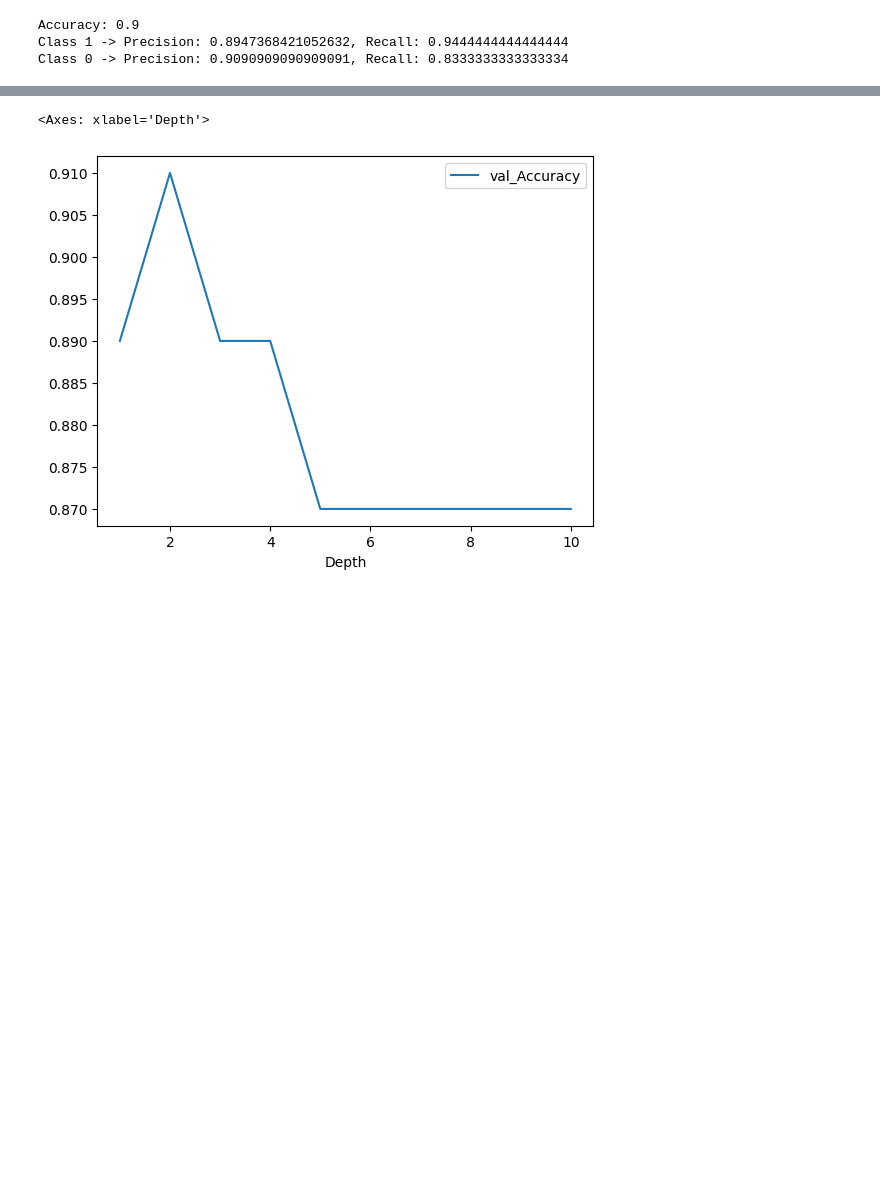
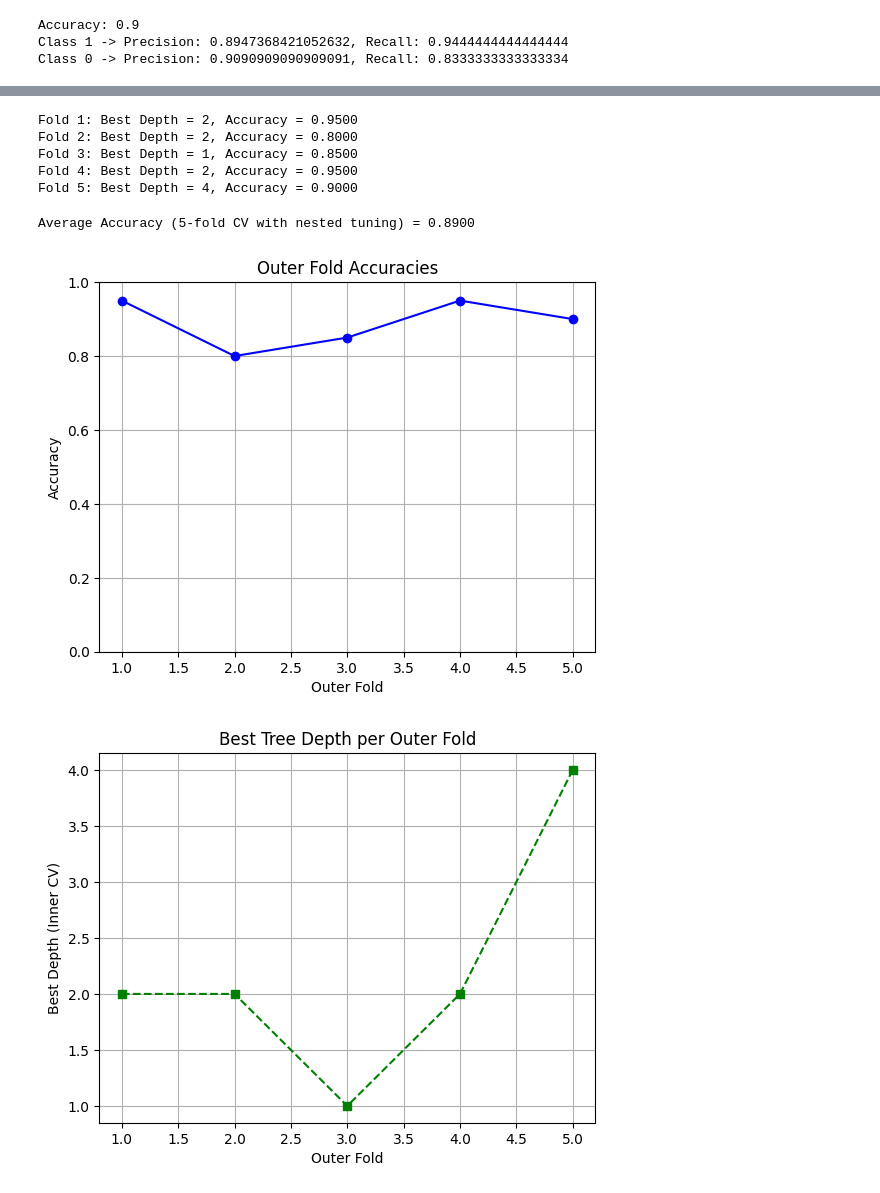
Before and after one commit to Akshat13shah/ML-Assignment-1, a Jupyter notebook: classification.ipynb, the cells around one changed output, grey strips where cells are left out. Saved outputs shown, nothing was run; the diff lists cells and outputs as text; code cells hidden in the pictures; blank space fills up the shorter version.

```diff
--- a/classification.ipynb
+++ b/classification.ipynb
@@ -107,5 +44,20 @@ accuracies
-# %%
-accuracies.groupby('Depth').mean().plot(y='val_Accuracy')
-# %% [output]
-<Axes: xlabel='Depth'>
-[figure, removed]
+# %%
+def k_fold_indices(n_samples, k=5, shuffle=True, random_state=42):
+    if shuffle:
+        np.random.seed(random_state)
+        indices = np.random.permutation(n_samples)
+    else:
+        indices = np.arange(n_samples)
+
+    fold_sizes = [n_samples // k] * k
+    for i in range(n_samples % k):
+        fold_sizes[i] += 1
+
+    current = 0
+    folds = []
+    for fold_size in fold_sizes:
+        folds.append(indices[current:current + fold_size])
+        current += fold_size
+    return folds
+
+folds = k_fold_indices(len(X), k=5)
@@ -111,0 +105,38 @@ accuracies.groupby('Depth').mean().plot(y='val_Accuracy')
+# %%
+for res in outer_results:
+    print(f"Fold {res['fold']}: Best Depth = {res['best_depth']}, Accuracy = {res['accuracy']:.4f}")
+# %% [output]
+Fold 1: Best Depth = 2, Accuracy = 0.9500
+Fold 2: Best Depth = 2, Accuracy = 0.8000
+Fold 3: Best Depth = 1, Accuracy = 0.8500
+Fold 4: Best Depth = 2, Accuracy = 0.9500
+Fold 5: Best Depth = 4, Accuracy = 0.9000
+# %%
+avg_acc = np.mean([res['accuracy'] for res in outer_results])
+print(f"\nAverage Accuracy (5-fold CV with nested tuning) = {avg_acc:.4f}")
+# %% [output]
+Average Accuracy (5-fold CV with nested tuning) = 0.8900
+# %%
+folds = [r["fold"] for r in outer_results]
+best_depths = [r["best_depth"] for r in outer_results]
+outer_acc = [r["accuracy"] for r in outer_results]
+
+# Outer fold accuracy plot
+plt.plot(folds, outer_acc, marker='o', linestyle='-', color='blue')
+plt.xlabel("Outer Fold")
+plt.ylabel("Accuracy")
+plt.title("Outer Fold Accuracies")
+plt.ylim(0, 1)
+plt.grid(True)
+plt.show()
+
+# Best depth per fold
+plt.plot(folds, best_depths, marker='s', linestyle='--', color='green')
+plt.xlabel("Outer Fold")
+plt.ylabel("Best Depth (Inner CV)")
+plt.title("Best Tree Depth per Outer Fold")
+plt.grid(True)
+plt.show()
+# %% [output]
+[figure, added]
+[figure, added]
```
Also changed, not shown: parts of 5 cells of this notebook, 1 other file.
